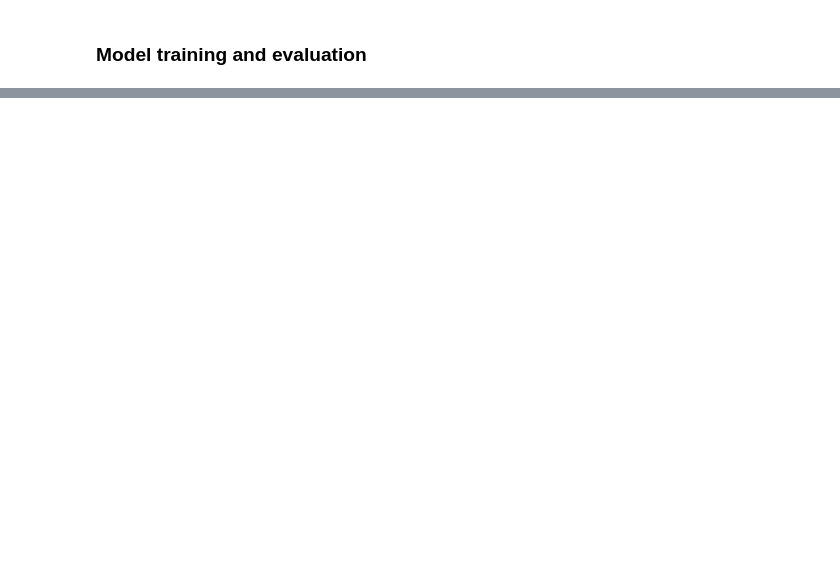
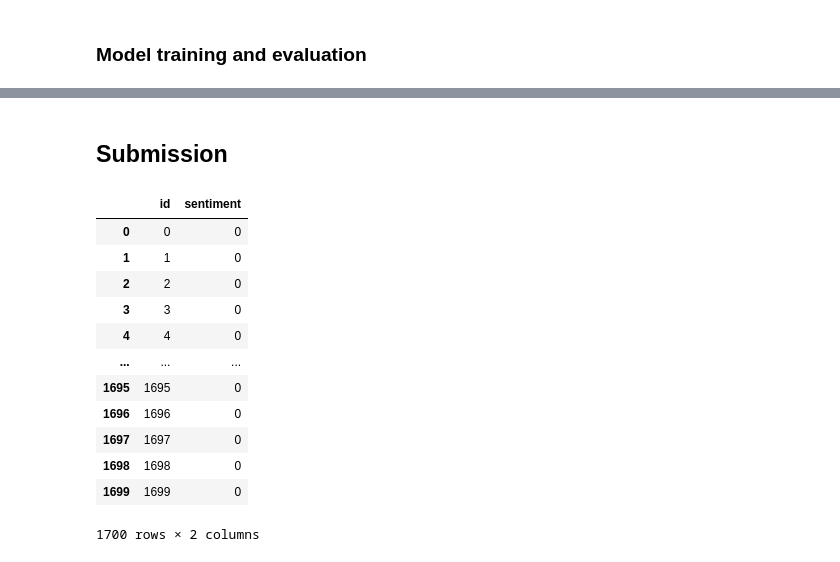
Before and after one commit to Kr-Adarsh/ML_CORE, a Jupyter notebook: Projects/movie-review/main.ipynb, the cells around one changed output, grey strips where cells are left out. Cells and saved outputs as stored; diff of their text form; code cells hidden in the pictures; blank space fills up the shorter version.

```diff
--- a/Projects/movie-review/main.ipynb
+++ b/Projects/movie-review/main.ipynb
@@ -228,0 +466,12 @@ for name, model in model.items():
+# %%
+from sklearn.ensemble import VotingClassifier
+ensemble = VotingClassifier(
+    estimators=[
+        ("lr", best_lr),
+        ("svc", best_lsvc)
+    ],
+    voting="hard"
+)
+ensemble.fit(X_train_final, y_train)
+y_preds = ensemble.predict(X_val_final)
+print(f"Ensemble accurace is : {accuracy_score(y_val, y_preds):.4f} \n {classification_report(y_val, y_preds)}")
@@ -228,0 +489,21 @@ for name, model in model.items():
+# %% [markdown]
+## Submission
+# %%
+y_preds_test = ensemble.predict(test_final)
+submission = sample_submission.copy(deep=True)
+submission["sentiment"] = y_preds_test
+submission.to_csv("submission.csv", index=False)
+# %% [output]
+|  | id | sentiment |
+| 0 | 0 | 0 |
+| 1 | 1 | 0 |
+| 2 | 2 | 0 |
+| 3 | 3 | 0 |
+| 4 | 4 | 0 |
+| ... | ... | ... |
+| 1695 | 1695 | 0 |
+| 1696 | 1696 | 0 |
+| 1697 | 1697 | 0 |
+| 1698 | 1698 | 0 |
+| 1699 | 1699 | 0 |
+1700 rows × 2 columns
```
Also changed, not shown: parts of 39 cells of this notebook.
